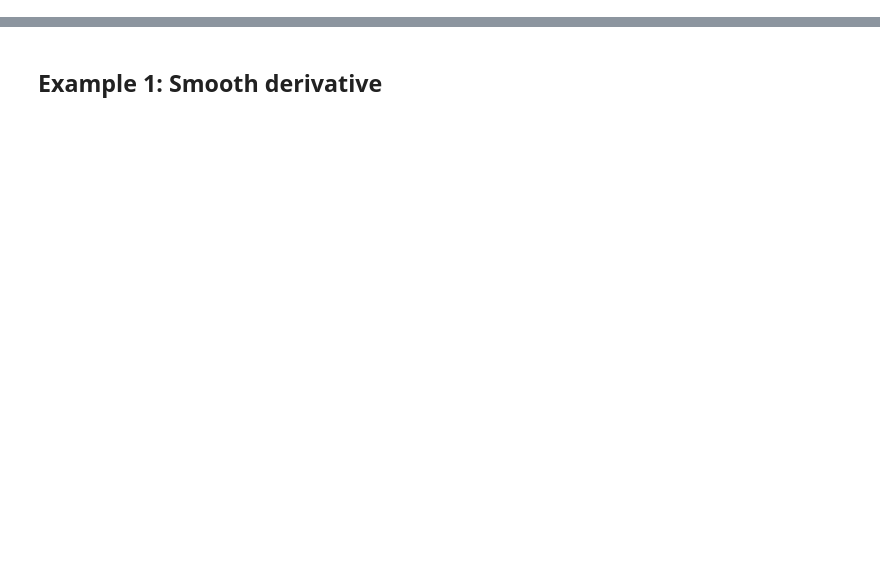
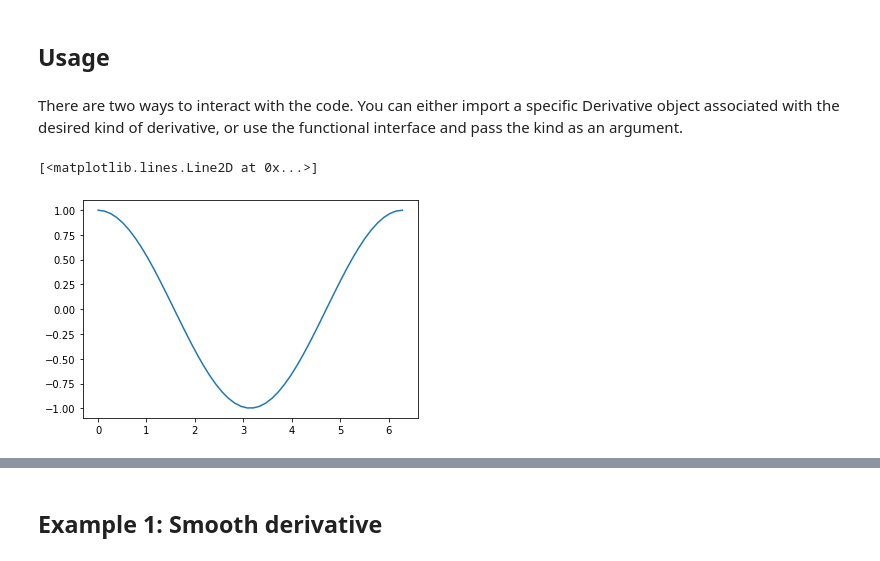
Before and after one commit to andgoldschmidt/derivative, a Jupyter notebook: docs/notebooks/Examples.ipynb, the cells around one changed output, grey strips where cells are left out. Cells and saved outputs as stored; diff of their text form; code cells hidden in the pictures; blank space fills up the shorter version.

Commit message:
Update notebook with usage

```diff
--- a/docs/notebooks/Examples.ipynb
+++ b/docs/notebooks/Examples.ipynb
@@ -22,3 +22,20 @@ def plot_example(diff_method, t, data_f, res_f, sigmas):
         axes[i].plot(t, res[i])
         axes[i].plot(t, res_f(t))
         axes[i].set_title("Noise: $\sigma$={}".format(s))
+# %% [markdown]
+## Usage
+# %% [markdown]
+There are two ways to interact with the code. You can either import a specific Derivative object associated with the desired kind of derivative, or use the functional interface and pass the kind as an argument.
+# %%
+t = np.linspace(0, 2*np.pi, 50)
+x = np.sin(t)
+# %%
+# Import a specific Derivative object associated with the desired kind of derivative
+from prime import FiniteDifference
+
+fig,ax = plt.subplots(1)
+kind = FiniteDifference(k=1)
+ax.plot(t, kind.d(x,t))
+# %% [output]
+[<matplotlib.lines.Line2D at 0x...>]
+[figure, added]
```
Also changed, not shown: parts of 14 cells of this notebook.
